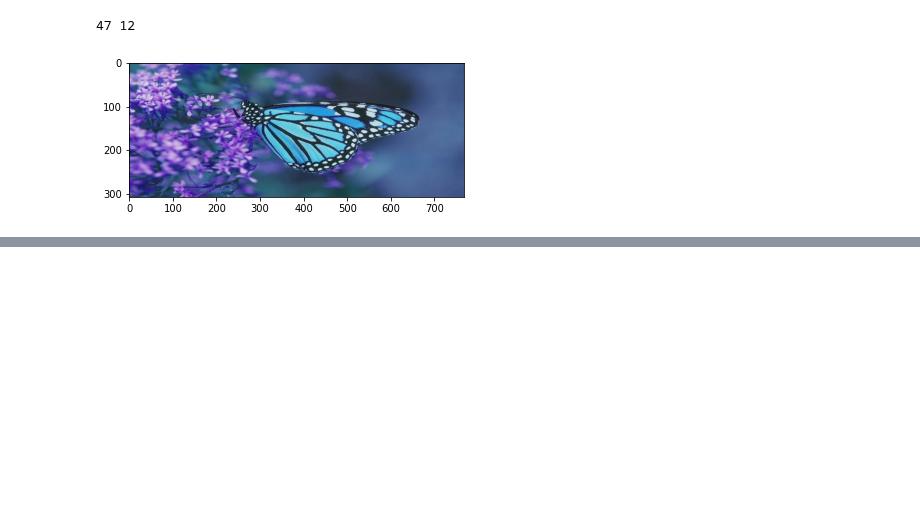
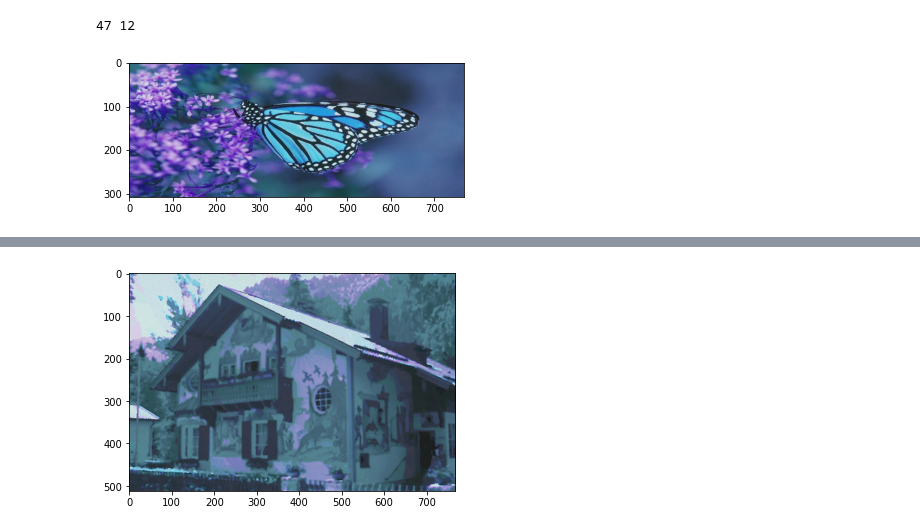
Before and after one commit to b05902105/NTU-VFX-2021-Spring, a Jupyter notebook: final/Retargeting.ipynb, the cells around one changed output, grey strips where cells are left out. Cells and saved outputs as stored; diff of their text form; code cells hidden in the pictures; blank space fills up the shorter version.

```diff
--- a/final/Retargeting.ipynb
+++ b/final/Retargeting.ipynb
@@ -232,0 +416,5 @@ You should consider upgrading via the '/usr/bin/python3 -m pip install --upgrade
+# %%
+plt.imshow(np.uint8(rec))
+plt.imsave("test.png", np.uint8(rec))
+# %% [output]
+[figure, added]
```
Also changed, not shown: parts of 11 cells of this notebook, 9 other files.
